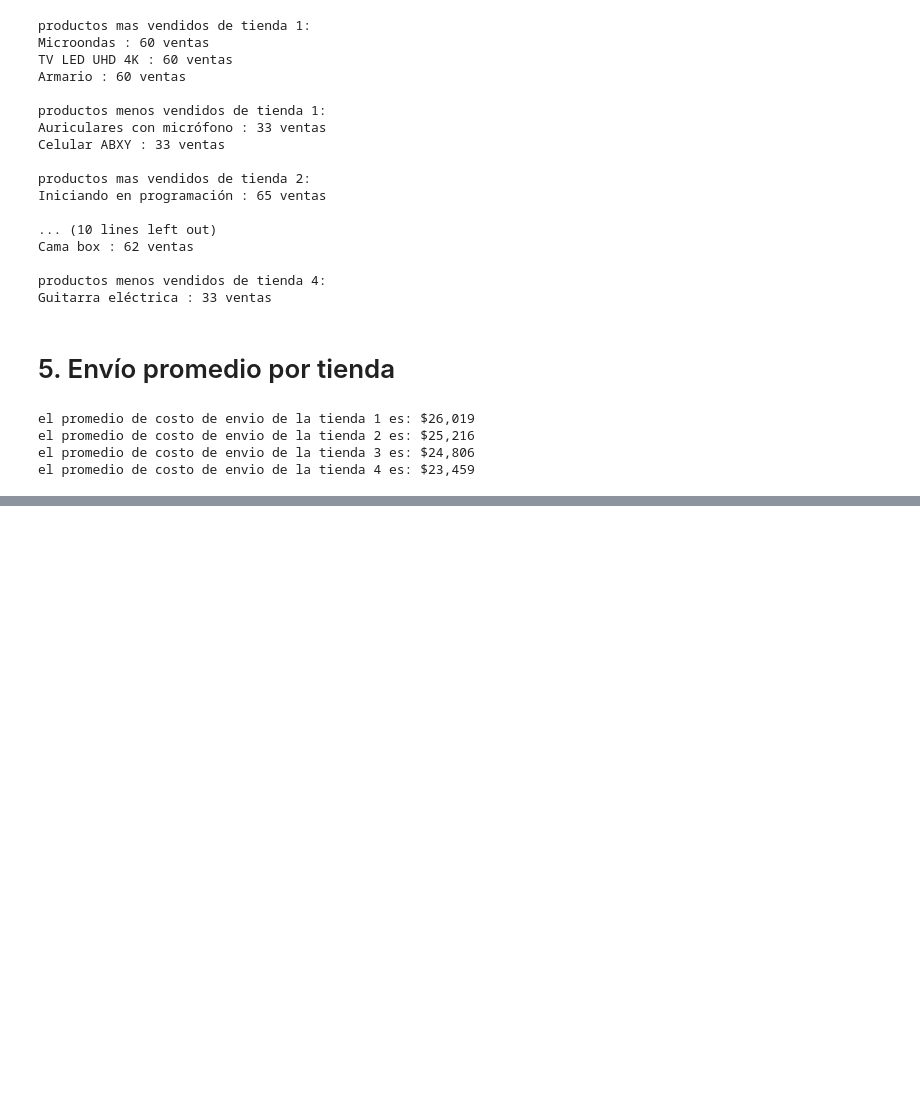
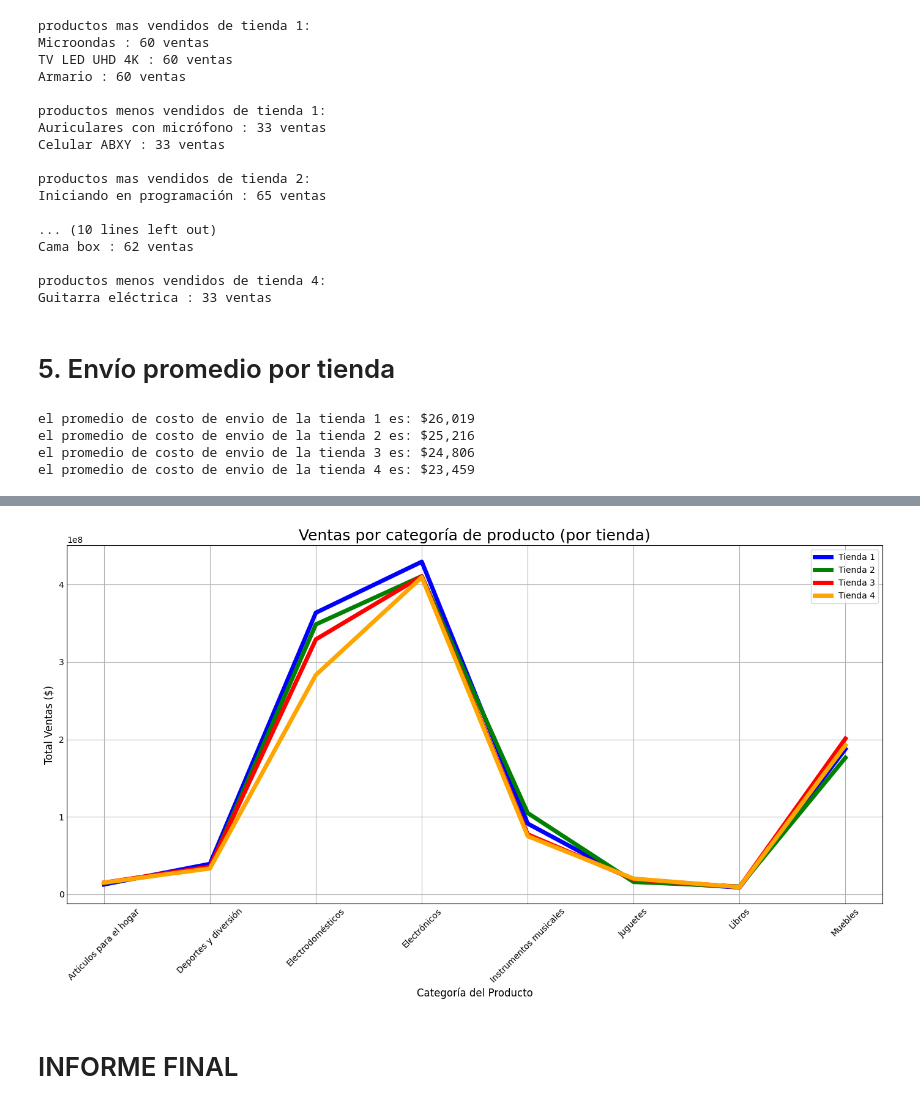
Before and after one commit to duquerson/challenge1-data-science-alura, a Jupyter notebook: AluraStoreLatam.ipynb, the cells around one changed output, grey strips where cells are left out. Cells and saved outputs as stored; diff of their text form; code cells hidden in the pictures; blank space fills up the shorter version.

```diff
--- a/AluraStoreLatam.ipynb
+++ b/AluraStoreLatam.ipynb
@@ -218,0 +263,29 @@ el promedio de costo de envio de la tienda 4 es: $23,459
+# %%
+categorias = sorted(set(tienda['Categoría del Producto']))
+
+ventas1 = [ventas_categoria_tienda1.get(cat, 0) for cat in categorias]
+ventas2 = [ventas_categoria_tienda2.get(cat, 0) for cat in categorias]
+ventas3 = [ventas_categoria_tienda3.get(cat, 0) for cat in categorias]
+ventas4 = [ventas_categoria_tienda4.get(cat, 0) for cat in categorias]
+
+# Crear gráfico de líneas
+plt.figure(figsize=(14, 8))
+
+plt.plot(categorias, ventas1, label='Tienda 1', linewidth=5, color='blue')
+plt.plot(categorias, ventas2, label='Tienda 2', linewidth=5, color='green')
+plt.plot(categorias, ventas3, label='Tienda 3', linewidth=5, color='red')
+plt.plot(categorias, ventas4, label='Tienda 4', linewidth=5, color='orange')
+
+plt.title('Ventas por categoría de producto (por tienda)', fontsize=18)
+plt.xlabel('Categoría del Producto', fontsize=12)
+plt.ylabel('Total Ventas ($)', fontsize=12)
+plt.xticks(rotation=45)
+plt.legend()
+plt.tight_layout()
+plt.grid(True)
+
+plt.show()
+# %% [output]
+[figure, added]
+# %% [markdown]
+# INFORME FINAL
```
Also changed, not shown: parts of 5 cells of this notebook.
